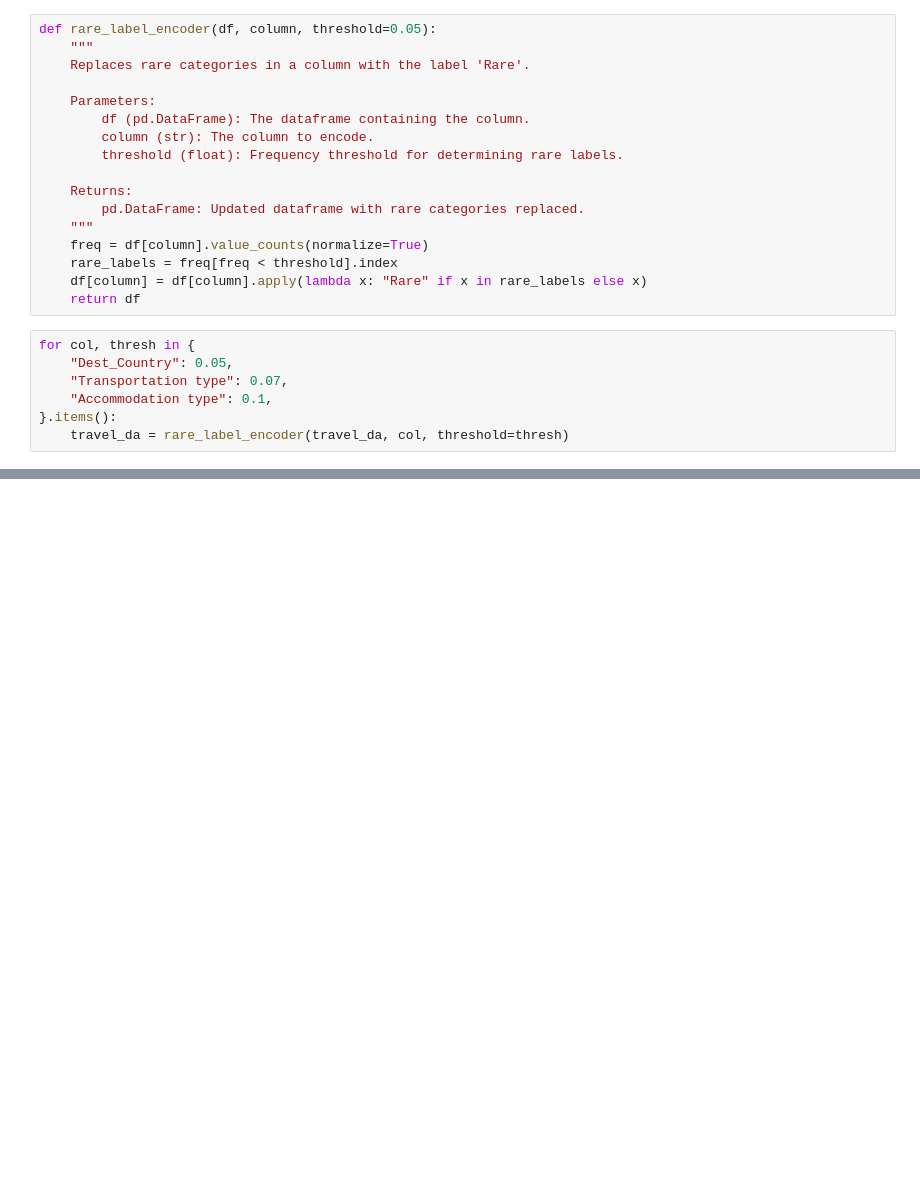
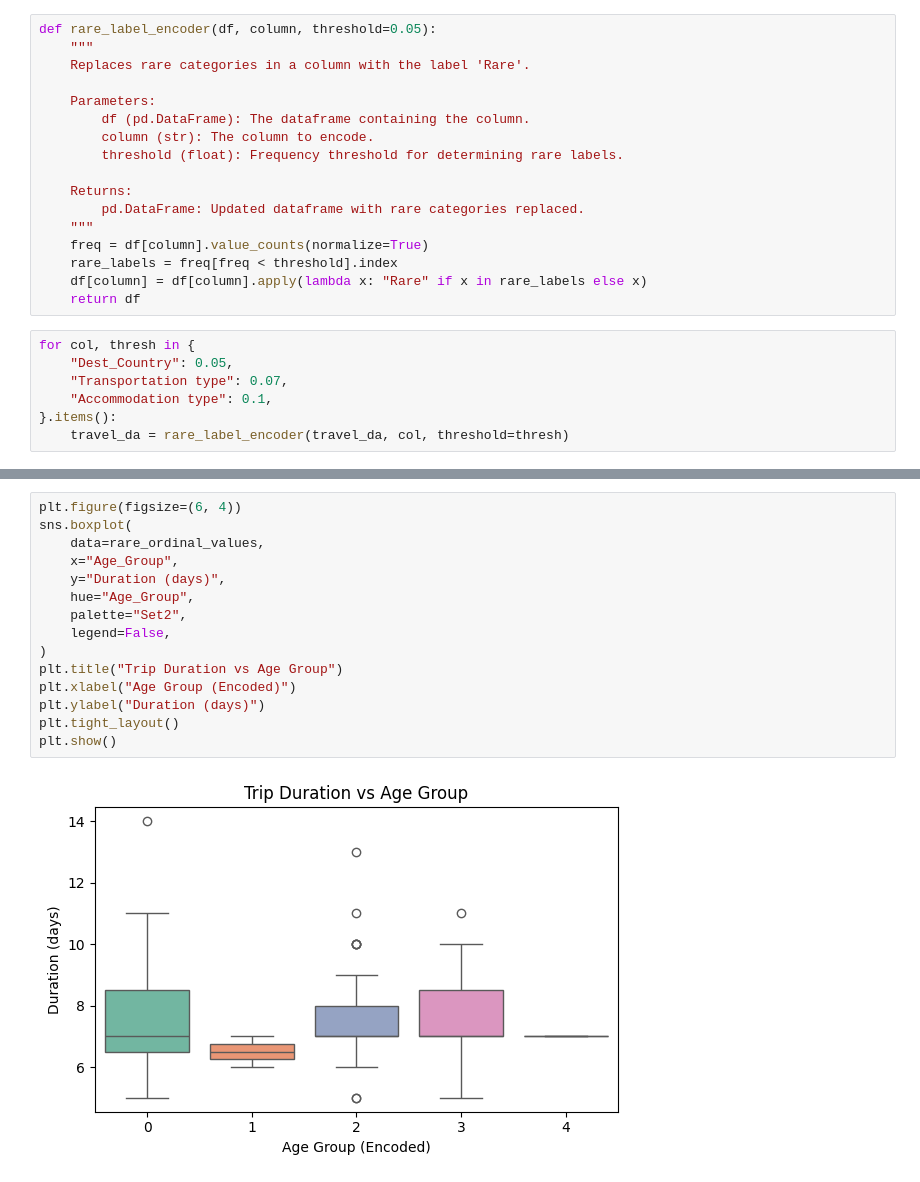
Before and after one commit to banerjixplores/travel_trends, a Jupyter notebook: jupyter_notebooks/Hackathon_Travel_Dataset.ipynb, the cells around one changed output, grey strips where cells are left out. Cells and saved outputs as stored; diff of their text form; blank space fills up the shorter version.

```diff
--- a/jupyter_notebooks/Hackathon_Travel_Dataset.ipynb
+++ b/jupyter_notebooks/Hackathon_Travel_Dataset.ipynb
@@ -1012,0 +1367,17 @@ NameError: name 'rare_values' is not defined
+# %%
+plt.figure(figsize=(6, 4))
+sns.boxplot(
+    data=rare_ordinal_values,
+    x="Age_Group",
+    y="Duration (days)",
+    hue="Age_Group",
+    palette="Set2",
+    legend=False,
+)
+plt.title("Trip Duration vs Age Group")
+plt.xlabel("Age Group (Encoded)")
+plt.ylabel("Duration (days)")
+plt.tight_layout()
+plt.show()
+# %% [output]
+[figure, added]
```
Also changed, not shown: parts of 46 cells of this notebook.
